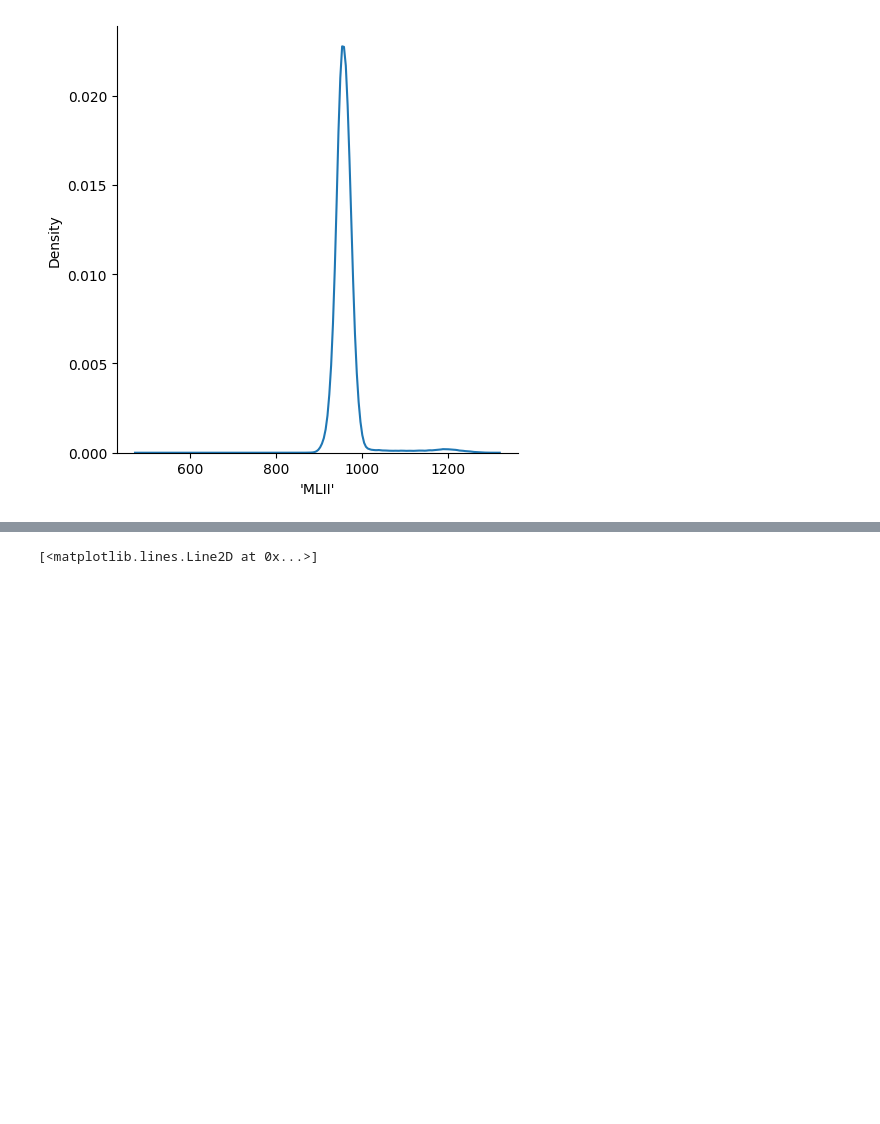
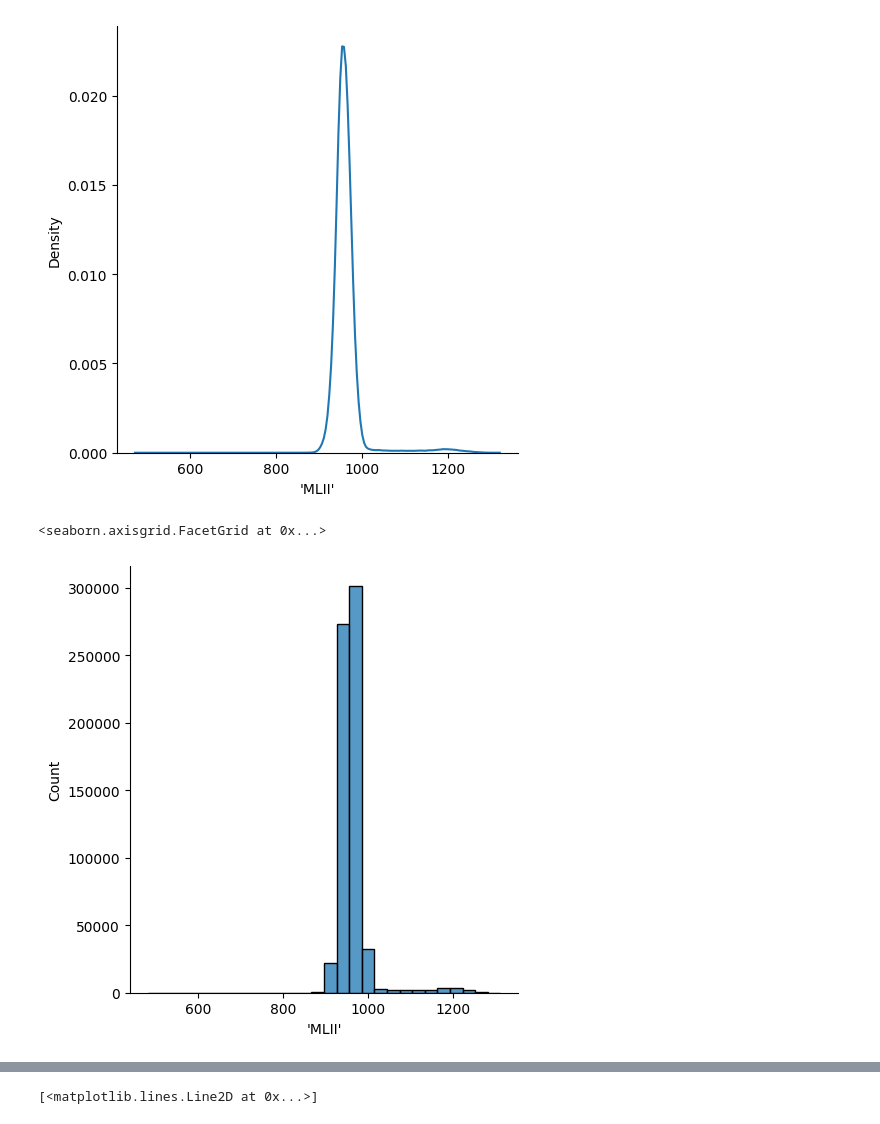
Before and after one commit to Bhavya418/timeseries, a Jupyter notebook: timeseries.ipynb, the cells around one changed output, grey strips where cells are left out. Cells and saved outputs as stored; diff of their text form; code cells hidden in the pictures; blank space fills up the shorter version.

```diff
--- a/timeseries.ipynb
+++ b/timeseries.ipynb
@@ -78,3 +78,8 @@ sns.displot(data[columns[1]],kind='kde')
 # %% [output]
 <seaborn.axisgrid.FacetGrid at 0x...>
 [figure]
+# %%
+sns.displot(data[columns[1]], binwidth=30)
+# %% [output]
+<seaborn.axisgrid.FacetGrid at 0x...>
+[figure, added]
```
Also changed, not shown: parts of 9 cells of this notebook, 2 other files.
